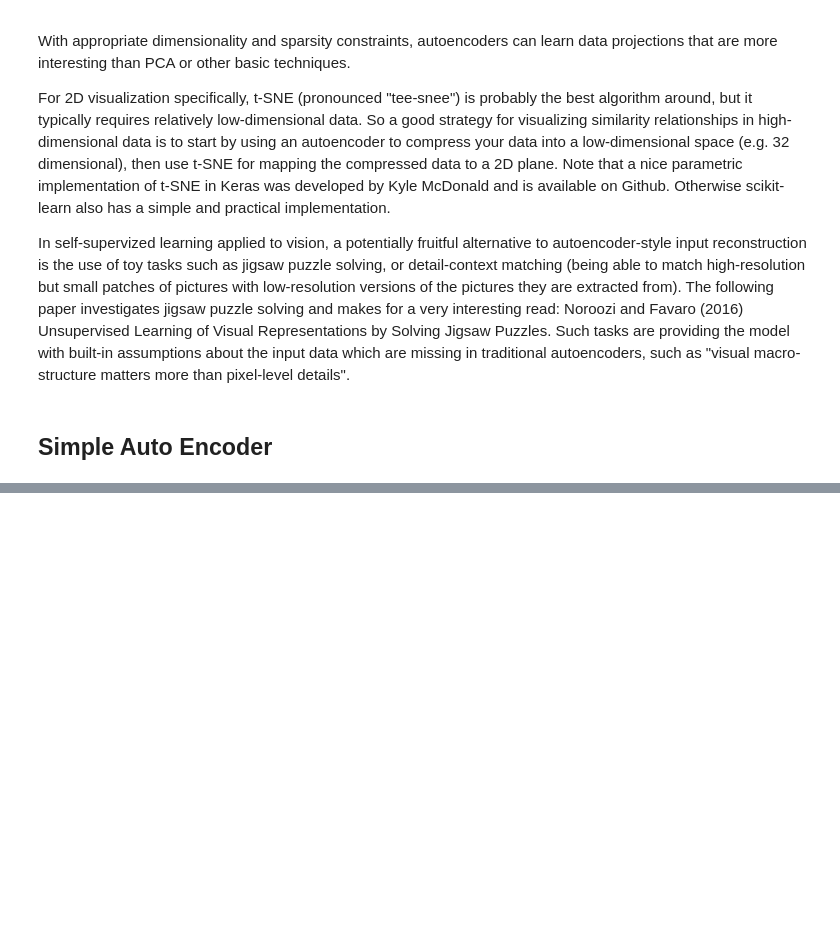
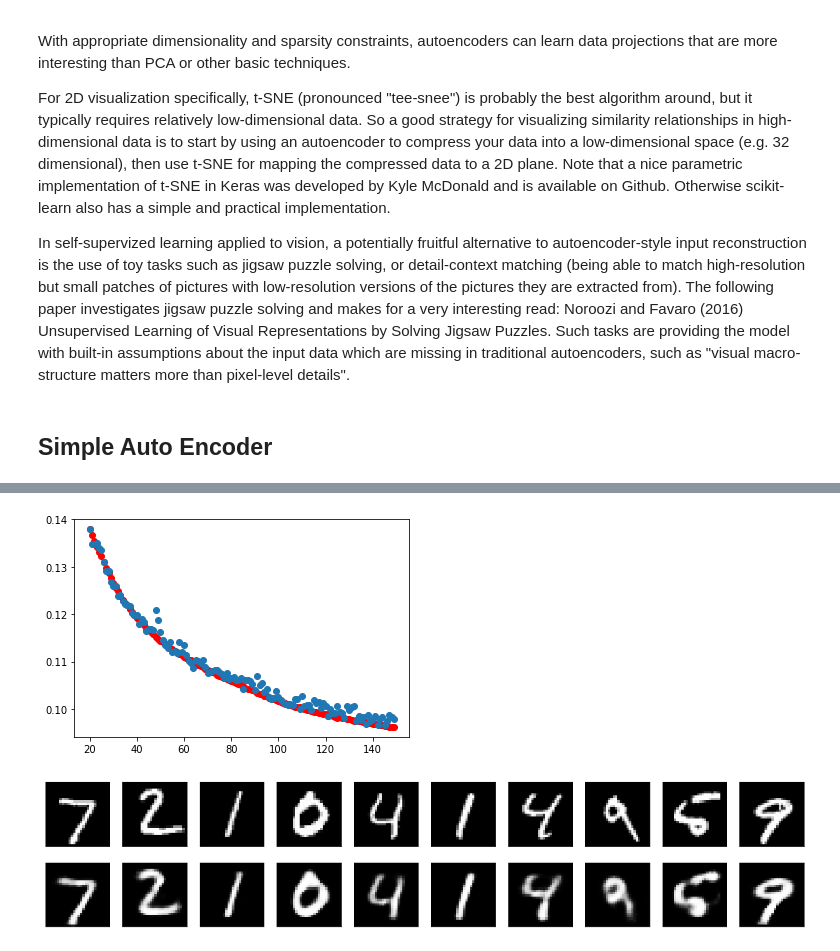
Before and after one commit to smortezavi/Auto_Encoder, a Jupyter notebook: Autoencoder_Basics.ipynb, the cells around one changed output, grey strips where cells are left out. Saved outputs shown, nothing was run; the diff lists cells and outputs as text; code cells hidden in the pictures; blank space fills up the shorter version.

```diff
--- a/Autoencoder_Basics.ipynb
+++ b/Autoencoder_Basics.ipynb
@@ -169,0 +259,12 @@ array([ 3.7831326 ,  8.465745  , 10.284867  ,  1.4069859 ,  7.680278  ,
+# %%
+input_img = Input(shape=(784,))
+encoded = Dense(128, activation='relu')(input_img)
+encoded = Dense(64, activation='relu')(encoded)
+encoded = Dense(32, activation='relu')(encoded)
+
+#this model maps an input to its encoded rep
+encoder = Model(input_img, encoded)
+
+decoded = Dense(64, activation='relu')(encoded)
+decoded = Dense(128, activation='relu')(decoded)
+decoded = Dense(784, activation='sigmoid')(decoded)
@@ -169,0 +316,27 @@ array([ 3.7831326 ,  8.465745  , 10.284867  ,  1.4069859 ,  7.680278  ,
+# %%
+train_loss = autoencoder.history.history['loss']
+val_loss = autoencoder.history.history['val_loss']
+plt.scatter(autoencoder.history.epoch[20:],train_loss[20:],c='r')
+plt.scatter(autoencoder.history.epoch[20:],val_loss[20:])
+######
+encoded_imgs = encoder.predict(x_test)
+decoded_imgs = decoder.predict(encoded_imgs)
+n = 10
+plt.figure(figsize=(20 ,4))
+for i in range(n):
+    ax = plt.subplot(2, n, i + 1)
+    plt.imshow(x_test[i].reshape(28, 28))
+    plt.gray()
+    ax.get_xaxis().set_visible(False)
+    ax.get_yaxis().set_visible(False)
+
+    # display reconstruction
+    ax = plt.subplot(2, n, i + 1 + n)
+    plt.imshow(decoded_imgs[i].reshape(28, 28))
+    plt.gray()
+    ax.get_xaxis().set_visible(False)
+    ax.get_yaxis().set_visible(False)
+plt.show()
+# %% [output]
+[figure, added]
+[figure, added]
```
Also changed, not shown: parts of 41 cells of this notebook, 1 other file.
